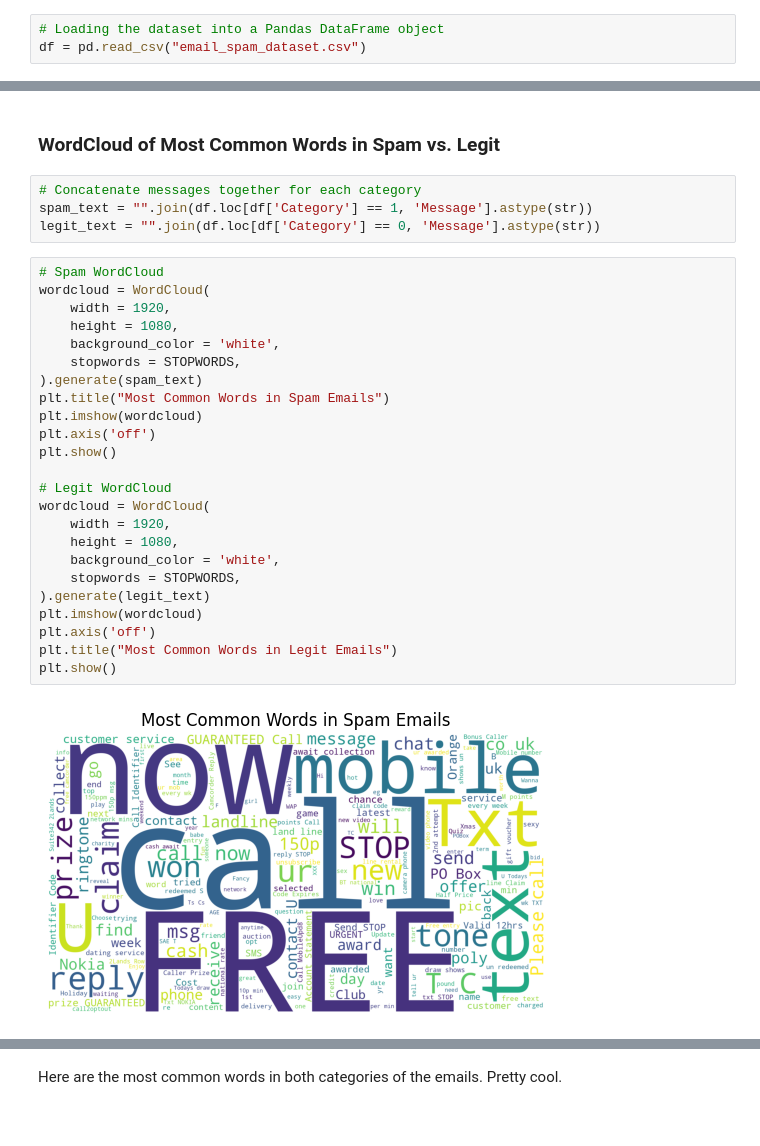
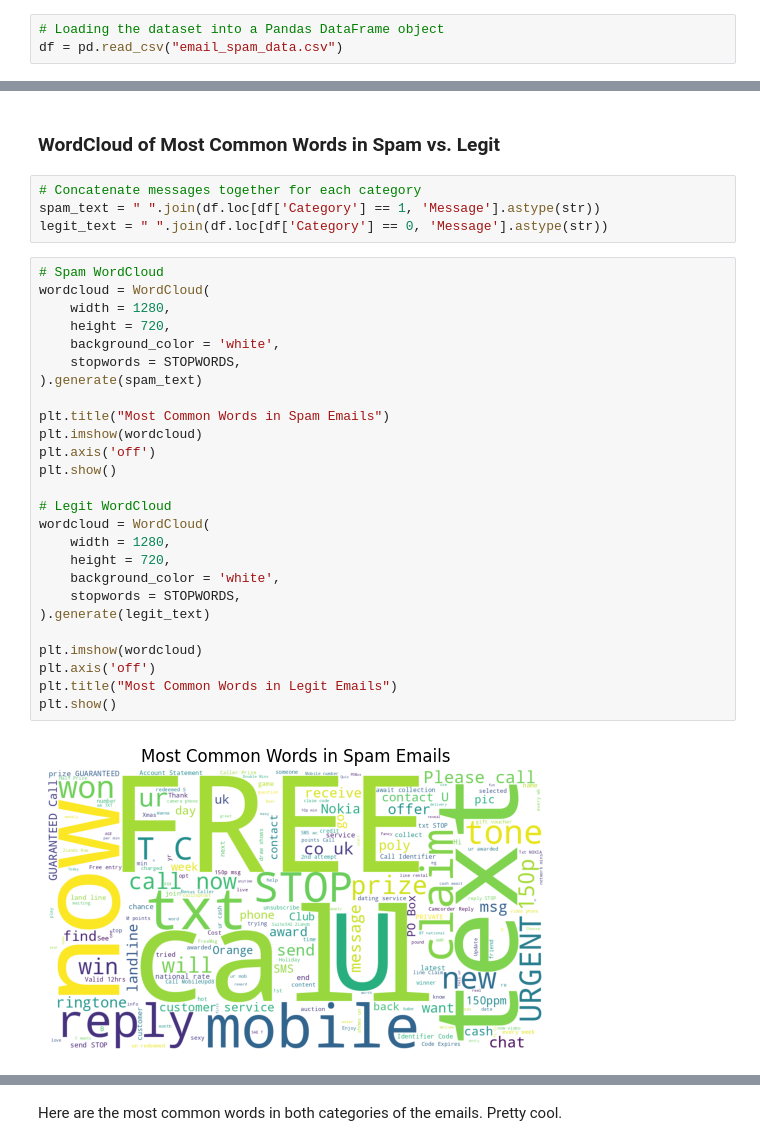
Before and after one commit to jackson-trader/CS462-Email-Spam-Classifier, a Jupyter notebook: CS462_Group5_Email_Spam_Classifier.ipynb, the cells around one changed output, grey strips where cells are left out. Drawn from its saved outputs; the diff is of its cells as text.

```diff
--- a/CS462_Group5_Email_Spam_Classifier.ipynb
+++ b/CS462_Group5_Email_Spam_Classifier.ipynb
@@ -38,7 +38,7 @@ from sklearn.metrics import accuracy_score, precision_score, recall_score, f1_sc
 ## **Load the Dataset**
 # %%
 # Loading the dataset into a Pandas DataFrame object
-df = pd.read_csv("email_spam_dataset.csv")
+df = pd.read_csv("email_spam_data.csv")
 # %% [markdown]
 ## **View the Dataset**
 # %%
@@ -147,31 +147,33 @@ As you can see, the data is unbalanced.
 ### WordCloud of Most Common Words in Spam vs. Legit
 # %%
 # Concatenate messages together for each category
-spam_text = "".join(df.loc[df['Category'] == 1, 'Message'].astype(str))
-legit_text = "".join(df.loc[df['Category'] == 0, 'Message'].astype(str))
+spam_text = " ".join(df.loc[df['Category'] == 1, 'Message'].astype(str))
+legit_text = " ".join(df.loc[df['Category'] == 0, 'Message'].astype(str))
 # %%
 # Spam WordCloud
 wordcloud = WordCloud(
-    width = 1920,
-    height = 1080,
+    width = 1280,
+    height = 720,
     background_color = 'white',
     stopwords = STOPWORDS,
 ).generate(spam_text)
+
 plt.title("Most Common Words in Spam Emails")
 plt.imshow(wordcloud)
 plt.axis('off')
 plt.show()
 
 # Legit WordCloud
 wordcloud = WordCloud(
-    width = 1920,
-    height = 1080,
+    width = 1280,
+    height = 720,
     background_color = 'white',
     stopwords = STOPWORDS,
 ).generate(legit_text)
+
 plt.imshow(wordcloud)
 plt.axis('off')
 plt.title("Most Common Words in Legit Emails")
 plt.show()
 # %% [output]
-[figure, old version]
+[figure, new version]
```
Also changed, not shown: parts of 10 cells of this notebook.
